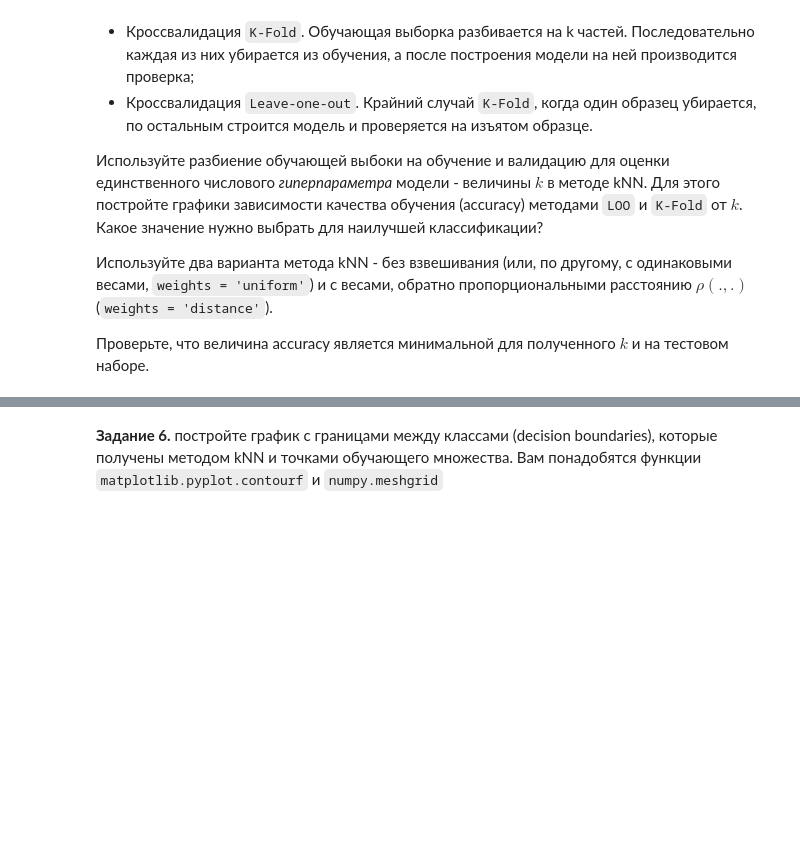
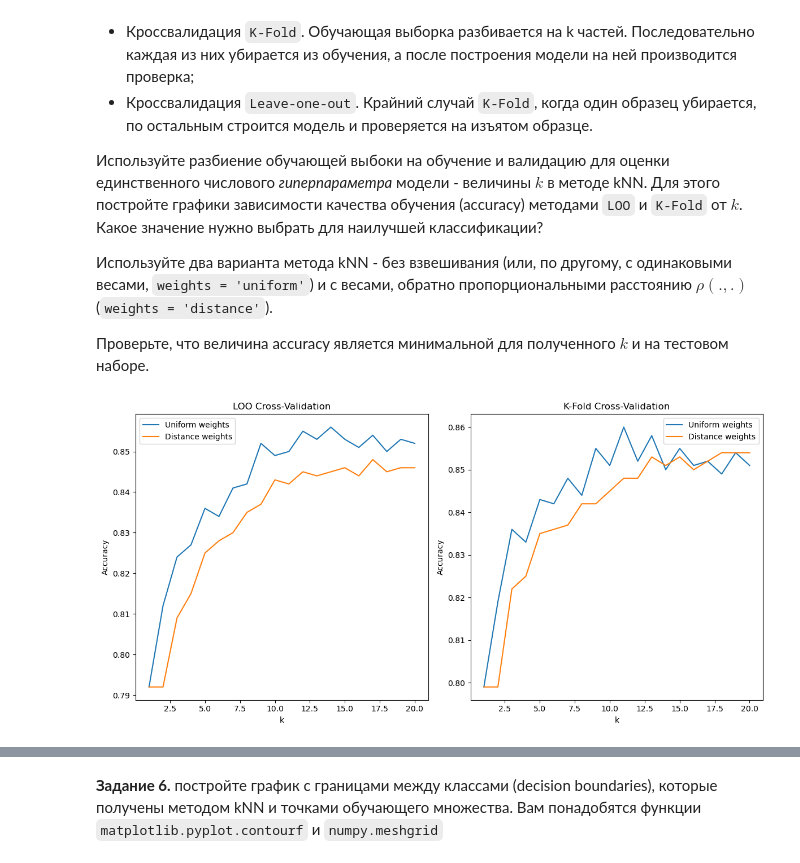
Before and after one commit to SpectralJager/asu_mag, a Jupyter notebook: машинное обучение/Lab3-kNN.ipynb, the cells around one changed output, grey strips where cells are left out. Saved outputs shown, nothing was run; the diff lists cells and outputs as text; code cells hidden in the pictures; blank space fills up the shorter version.

```diff
--- a/машинное обучение/Lab3-kNN.ipynb
+++ b/машинное обучение/Lab3-kNN.ipynb
@@ -99,0 +98,88 @@ plt.show()
+# %%
+# ваш код здесь
+from sklearn.model_selection import cross_val_score, LeaveOneOut, KFold
+
+k_values = np.arange(1, 21)
+
+loo_scores_uniform = []
+loo_scores_distance = []
+
+kfold_scores_uniform = []
+kfold_scores_distance = []
+
+for k in k_values:
+    uniform = neighbors.KNeighborsClassifier(weights='uniform', n_neighbors=k)
+    distance = neighbors.KNeighborsClassifier(weights='distance', n_neighbors=k)
+
+    loo_scores_uniform.append(
+        np.mean(
+            cross_val_score(
+                uniform,
+                X,
+                Y.ravel(),
+                cv=LeaveOneOut()
+            )
+        )
+    )
+    loo_scores_distance.append(
+        np.mean(
+            cross_val_score(
+                distance,
+                X,
+                Y.ravel(),
+                cv=LeaveOneOut()
+            )
+        )
+    )
+
+    kfold_scores_uniform.append(
+        np.mean(
+            cross_val_score(
+                uniform,
+                X,
+                Y.ravel(),
+                cv=KFold()
+            )
+        )
+    )
+    kfold_scores_distance.append(
+        np.mean(
+            cross_val_score(
+                distance,
+                X,
+                Y.ravel(),
+                cv=KFold()
+            )
+        )
+    )
+
+plt.figure(figsize=(12, 6))
+
+plt.subplot(1, 2, 1)
+plt.plot(k_values, loo_scores_uniform, label='Uniform weights')
+plt.plot(k_values, loo_scores_distance, label='Distance weights')
+plt.title('LOO Cross-Validation')
+plt.xlabel('k')
+plt.ylabel('Accuracy')
+plt.legend()
+
+plt.subplot(1, 2, 2)
+plt.plot(k_values, kfold_scores_uniform, label='Uniform weights')
+plt.plot(k_values, kfold_scores_distance, label='Distance weights')
+plt.title('K-Fold Cross-Validation')
+plt.xlabel('k')
+plt.ylabel('Accuracy')
+plt.legend()
+
+plt.tight_layout()
+plt.show()
+
+
+print("LOO")
+print(f'Optimal k for Uniform: {k_values[np.argmax(loo_scores_uniform)]}')
+print(f'Optimal k for Distance: {k_values[np.argmax(loo_scores_distance)]}')
+print("\nKFold")
+print(f'Optimal k for Uniform: {k_values[np.argmax(kfold_scores_uniform)]}')
+print(f'Optimal k for Distance: {k_values[np.argmax(kfold_scores_distance)]}')
+# %% [output]
+[figure, added]
```
Also changed, not shown: parts of 16 cells of this notebook, 8 other files.
